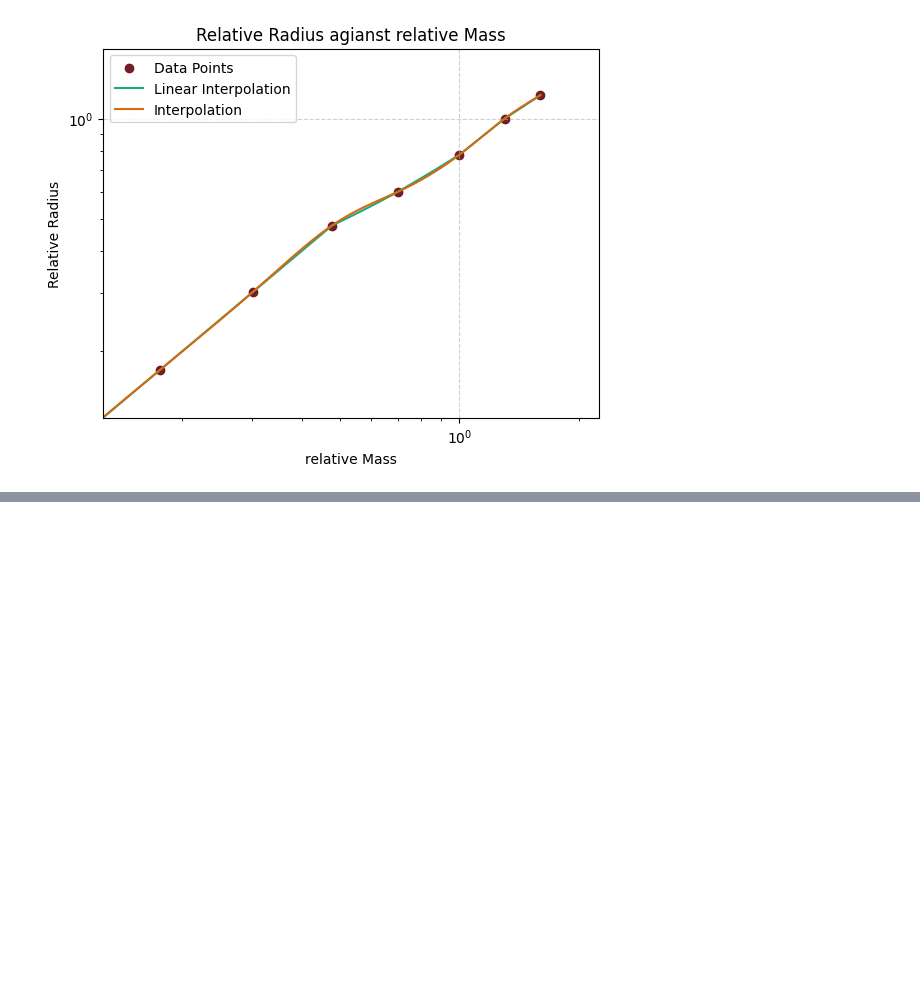
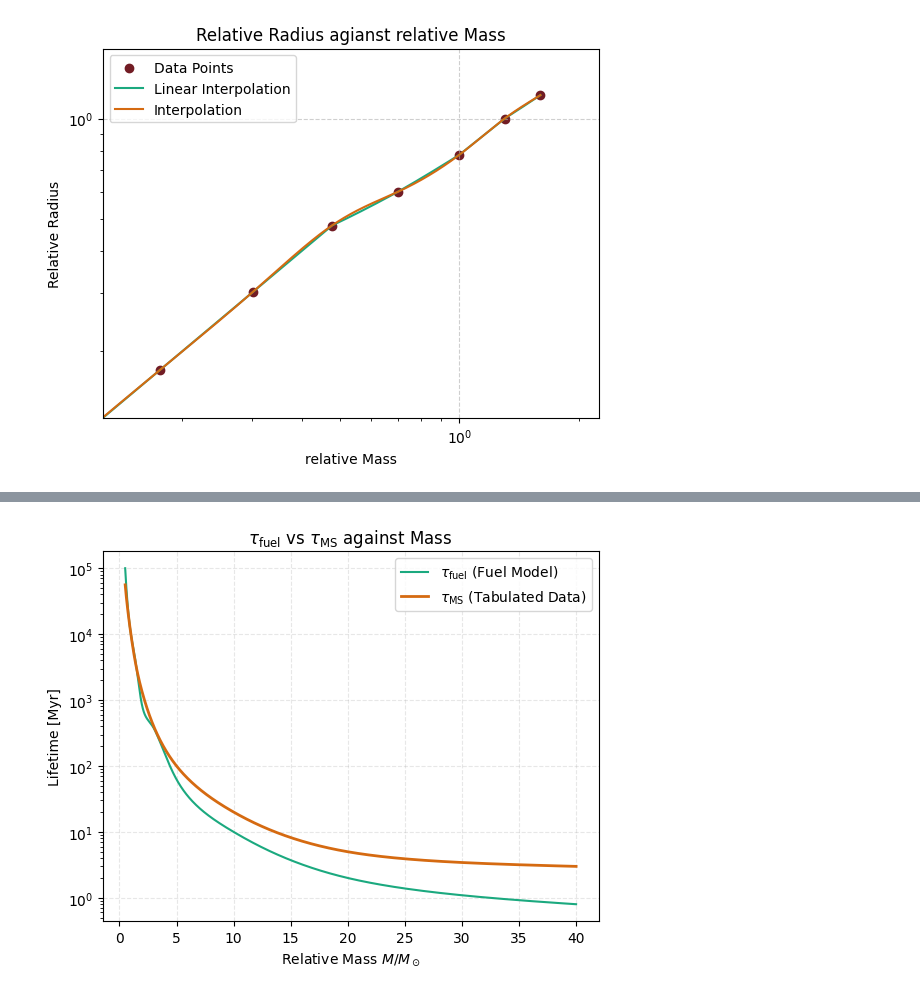
Before and after one commit to FinnZeumer/Introduction-to-Computational-Physics, a Jupyter notebook: Homework_2.ipynb, the cells around one changed output, grey strips where cells are left out. Drawn from its saved outputs; the diff is of its cells as text; code cells hidden in the pictures; blank space fills up the shorter version.

```diff
--- a/Homework_2.ipynb
+++ b/Homework_2.ipynb
@@ -639,0 +672,35 @@ print(phy_tau[0], phy_tau[-1])
+# %%
+# Start from scratch to get plot
+
+log_M_space = np.linspace(np.log10(MM[0]), np.log10(MM[-1]), 1000)
+
+spline_tau = natural_cubic_spline(log_MM, log_tau)
+spline_L = natural_cubic_spline(log_MM, log_LL)
+
+log_tau_interp = spline_tau(log_M_space)
+log_L_interp   = spline_L(log_M_space)
+
+# Make it linear
+phy_M = 10**log_M_space
+phy_tau_tab = 10**log_tau_interp
+phy_L = 10**log_L_interp
+
+tau_fuel = 10**4 * (phy_M / phy_L)
+
+# 5. Plotting
+plt.figure()
+plt.plot(phy_M, tau_fuel, label=r"$\tau_\text{fuel}$ (Fuel Model)")
+plt.plot(phy_M, phy_tau_tab, label=r"$\tau_\text{MS}$ (Tabulated Data)", linewidth=2)
+
+plt.xlabel(r'Relative Mass $M/M_\odot$')
+plt.ylabel(r'Lifetime [Myr]')
+plt.title(r'$\tau_\text{fuel}$ vs $\tau_\text{MS}$ against Mass')
+plt.legend()
+plt.grid(True, alpha=0.3)
+
+# plt.loglog()
+plt.yscale('log')
+
+plt.show()
+# %% [output]
+[figure, added]
```
Also changed, not shown: parts of 11 cells of this notebook.
